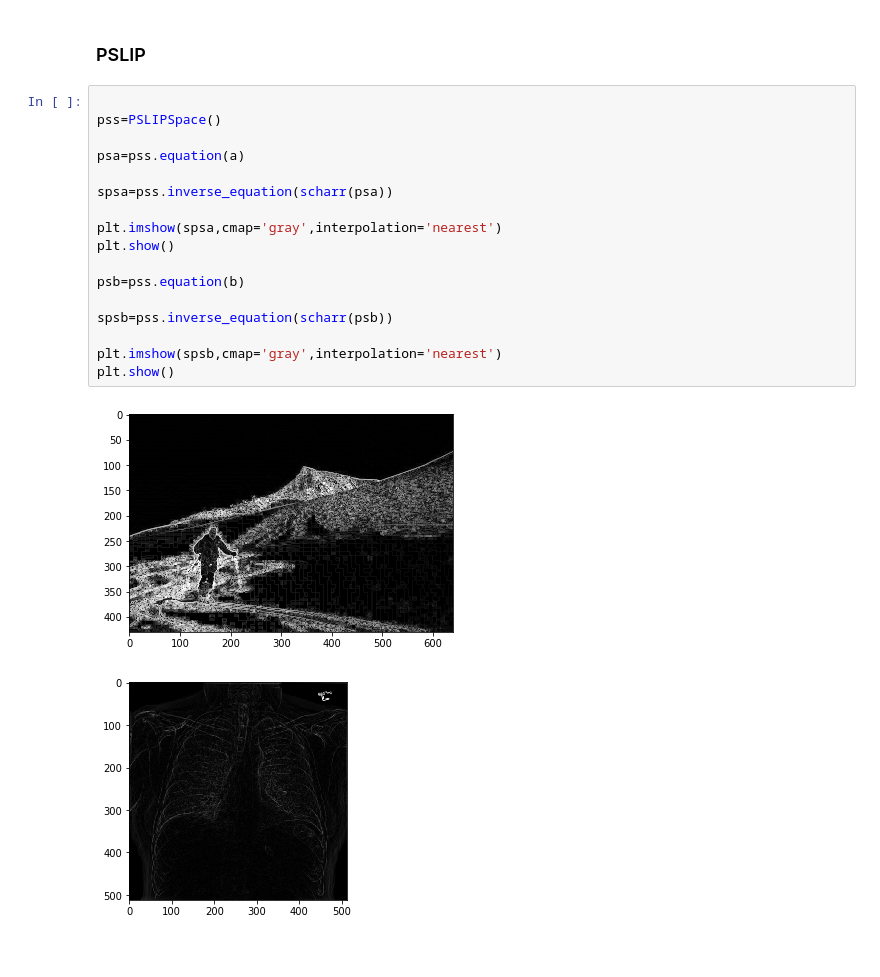
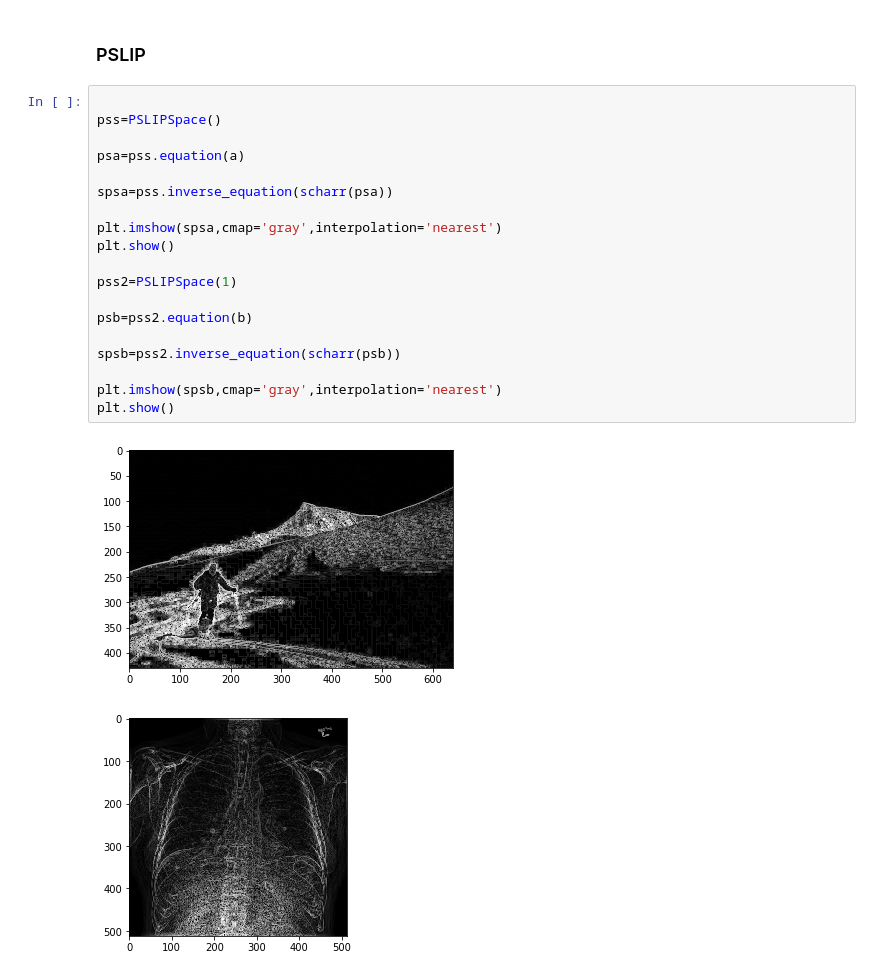
Before and after one commit to CTS-crypto/Logarithmic-Image-Processing, a Jupyter notebook: logimg/filter_scharr.ipynb, the cells around one changed output. Saved outputs shown, nothing was run; the diff lists cells and outputs as text.

```diff
--- a/logimg/filter_scharr.ipynb
+++ b/logimg/filter_scharr.ipynb
@@ -87,20 +91,22 @@ plt.show()
 # %%
 
 pss=PSLIPSpace()
 
 psa=pss.equation(a)
 
 spsa=pss.inverse_equation(scharr(psa))
 
 plt.imshow(spsa,cmap='gray',interpolation='nearest')
 plt.show()
 
-psb=pss.equation(b)
+pss2=PSLIPSpace(1)
 
-spsb=pss.inverse_equation(scharr(psb))
+psb=pss2.equation(b)
+
+spsb=pss2.inverse_equation(scharr(psb))
 
 plt.imshow(spsb,cmap='gray',interpolation='nearest')
 plt.show()
 # %% [output]
 [figure]
-[figure, old version]
+[figure, new version]
```
Also changed, not shown: parts of 2 cells of this notebook, 5 other files.
